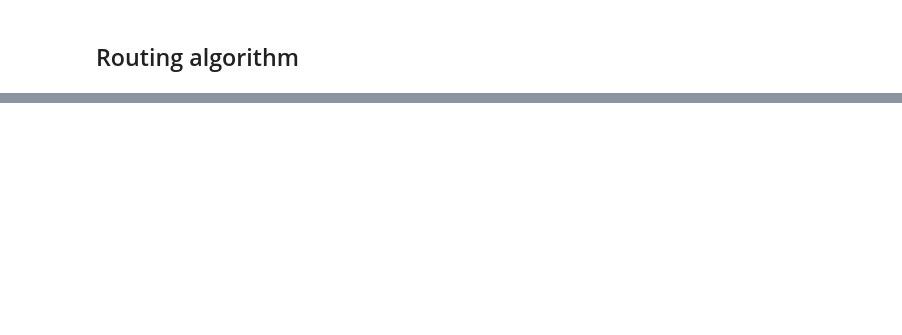
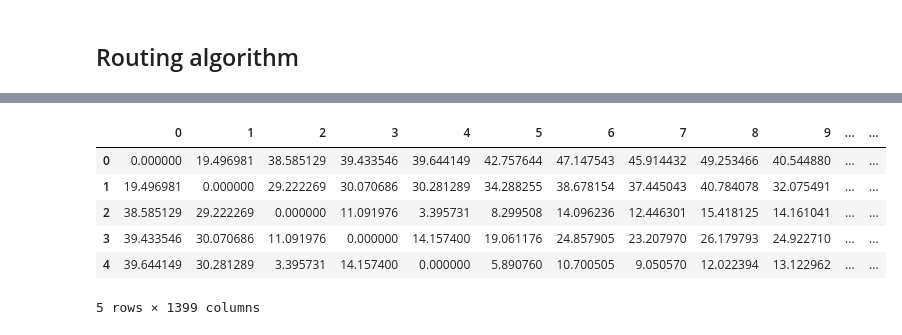
Before and after one commit to hishamsajid/blog-walking-tour, a Jupyter notebook: notebooks/eda.ipynb, the cells around one changed output, grey strips where cells are left out. Drawn from its saved outputs; the diff is of its cells as text; code cells hidden in the pictures; blank space fills up the shorter version.

```diff
--- a/notebooks/eda.ipynb
+++ b/notebooks/eda.ipynb
@@ -387,0 +363,14 @@ print(dist_matrix[:5, :5])
+# %%
+# calculcate time matrix
+walking_speed_m_per_min = 80  # average walking speed in meters per minute
+time_matrix_df = dist_matrix_df / walking_speed_m_per_min  # convert distance to time in minutes
+# %%
+time_matrix_df.head()
+# %% [output]
+|  | 0 | 1 | 2 | 3 | 4 | 5 | 6 | 7 | 8 | 9 | ... | ... |
+| 0 | 0.000000 | 19.496981 | 38.585129 | 39.433546 | 39.644149 | 42.757644 | 47.147543 | 45.914432 | 49.253466 | 40.544880 | ... | ... |
+| 1 | 19.496981 | 0.000000 | 29.222269 | 30.070686 | 30.281289 | 34.288255 | 38.678154 | 37.445043 | 40.784078 | 32.075491 | ... | ... |
+| 2 | 38.585129 | 29.222269 | 0.000000 | 11.091976 | 3.395731 | 8.299508 | 14.096236 | 12.446301 | 15.418125 | 14.161041 | ... | ... |
+| 3 | 39.433546 | 30.070686 | 11.091976 | 0.000000 | 14.157400 | 19.061176 | 24.857905 | 23.207970 | 26.179793 | 24.922710 | ... | ... |
+| 4 | 39.644149 | 30.281289 | 3.395731 | 14.157400 | 0.000000 | 5.890760 | 10.700505 | 9.050570 | 12.022394 | 13.122962 | ... | ... |
+5 rows × 1399 columns
```
Also changed, not shown: parts of 11 cells of this notebook.
